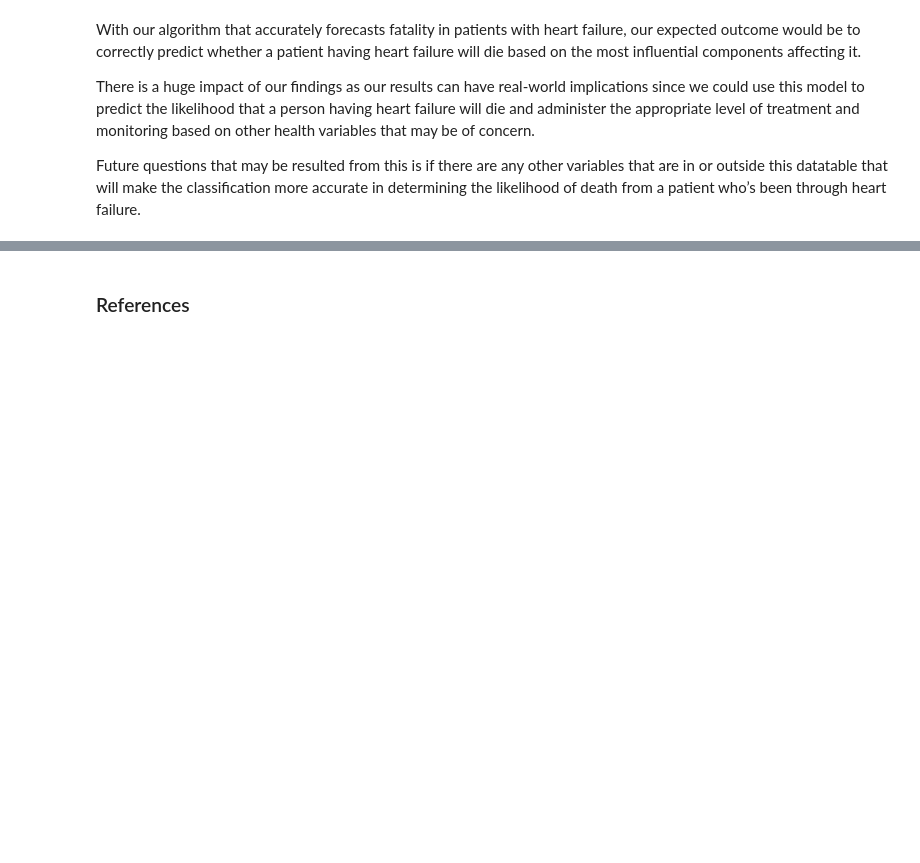
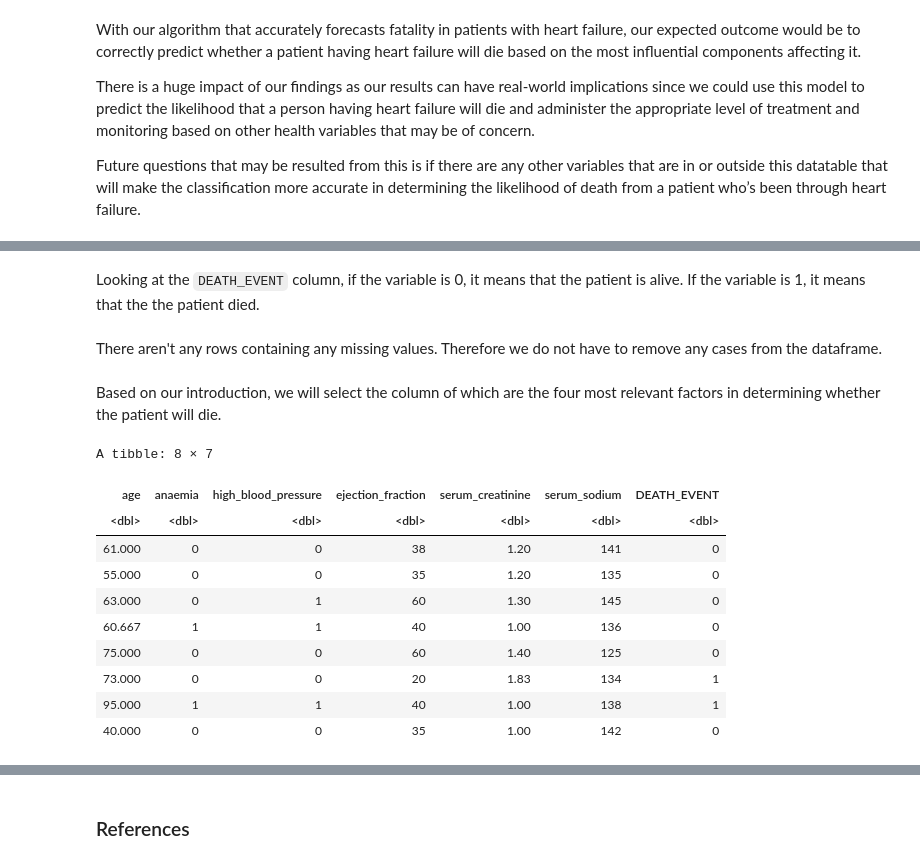
Before and after one commit to pinklily1202/Group-30, a Jupyter notebook: group30.ipynb, the cells around one changed output, grey strips where cells are left out. Cells and saved outputs as stored; diff of their text form; code cells hidden in the pictures; blank space fills up the shorter version.

```diff
--- a/group30.ipynb
+++ b/group30.ipynb
@@ -50,0 +102,21 @@ Future questions that may be resulted from this is if there are any other variab
+# %% [markdown]
+Looking at the `DEATH_EVENT` column, if the variable is 0, it means that the patient is alive. If the variable is 1, it means that the the patient died.
+# %% [markdown]
+There aren't any rows containing any missing values. Therefore we do not have to remove any cases from the dataframe.
+# %% [markdown]
+Based on our introduction, we will select the column of which are the four most relevant factors in determining whether the patient will die.
+# %%
+heart_data <- select(heart_data, age, anaemia, high_blood_pressure, ejection_fraction, serum_creatinine, serum_sodium, DEATH_EVENT)
+slice_sample(heart_data, n = 8)
+# %% [output]
+A tibble: 8 × 7
+| age | anaemia | high_blood_pressure | ejection_fraction | serum_creatinine | serum_sodium | DEATH_EVENT |
+| <dbl> | <dbl> | <dbl> | <dbl> | <dbl> | <dbl> | <dbl> |
+| 61.000 | 0 | 0 | 38 | 1.20 | 141 | 0 |
+| 55.000 | 0 | 0 | 35 | 1.20 | 135 | 0 |
+| 63.000 | 0 | 1 | 60 | 1.30 | 145 | 0 |
+| 60.667 | 1 | 1 | 40 | 1.00 | 136 | 0 |
+| 75.000 | 0 | 0 | 60 | 1.40 | 125 | 0 |
+| 73.000 | 0 | 0 | 20 | 1.83 | 134 | 1 |
+| 95.000 | 1 | 1 | 40 | 1.00 | 138 | 1 |
+| 40.000 | 0 | 0 | 35 | 1.00 | 142 | 0 |
```
Also changed, not shown: parts of 19 cells of this notebook.
